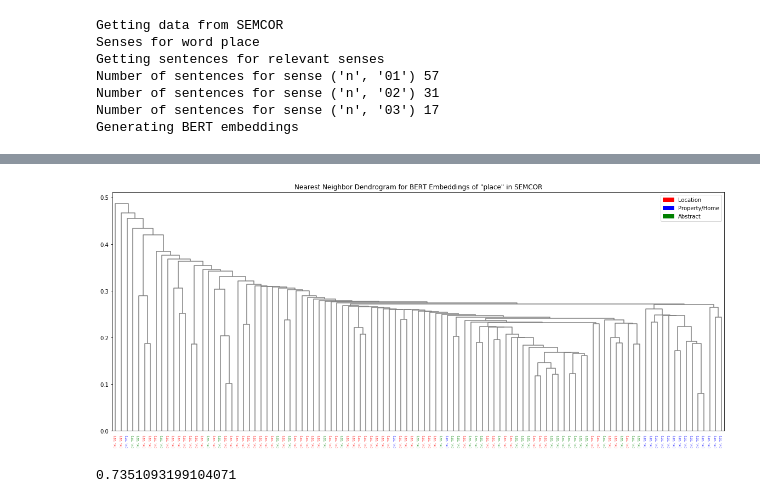
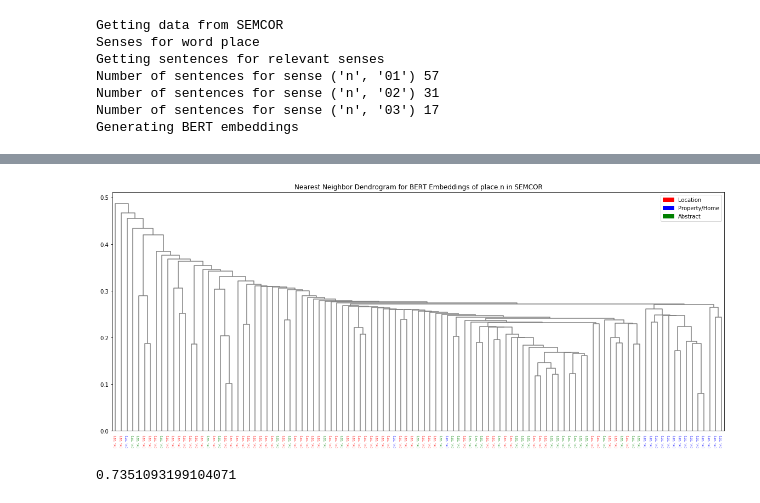
Before and after one commit to sathvikn/bert-wordsense, a Jupyter notebook: codebase/dendrograms.ipynb, the cells around one changed output, grey strips where cells are left out. Cells and saved outputs as stored; diff of their text form; code cells hidden in the pictures.

Commit message:
dendrogram plotting fn

```diff
--- a/codebase/dendrograms.ipynb
+++ b/codebase/dendrograms.ipynb
@@ -39,5 +39,3 @@ Number of sentences for sense ('n', '01') 57
 Number of sentences for sense ('n', '02') 31
 Number of sentences for sense ('n', '03') 17
 Generating BERT embeddings
-# %%
-place_embeds = [v.numpy() for v in place_embeds]
@@ -48,21 +42,9 @@ SyntaxError: unexpected EOF while parsing (<ipython-input-7-69abd2e566ac>, line
-# %%
-Z = linkage(place_embeds, method = 'single', metric = 'cosine')
-plt.figure(figsize = (20, 8))
-dendrogram(Z, labels = place_labels, link_color_func=lambda k: 'gray')
-label_colors = {"('n', '01')": 'r', "('n', '02')": 'g', "('n', '03')": 'b'}
-
-ax = plt.gca()
-xlbls = ax.get_xmajorticklabels()
-for lbl in xlbls:
-    lbl.set_color(label_colors[lbl.get_text()])
-r = mpatches.Patch(color='r', label='Location')
-b = mpatches.Patch(color = 'b', label = "Property/Home")
-g = mpatches.Patch(color='g', label='Abstract')
-plt.legend(handles=[r, b, g])
-plt.title("Nearest Neighbor Dendrogram for BERT Embeddings of \"place\" in SEMCOR")
-plt.savefig('place_nn.png')
-# %% [output]
-[figure, removed]
+# %%
+plot_dendrogram(place_embeds, {"('n', '01')": 'r', "('n', '02')": 'g', "('n', '03')": 'b'},
+               {0:{'color': 'r', 'label': 'Location'}, 1: {'color': 'b', 'label': 'Property/Home'},
+               2: {'color': 'g', 'label': 'Abstract'}}, 'place.n')
+# %% [output]
+[figure, added]
 # %%
 from sklearn.decomposition import PCA
 # %%
```
Also changed, not shown: parts of 1 cell of this notebook, 1 other file.
